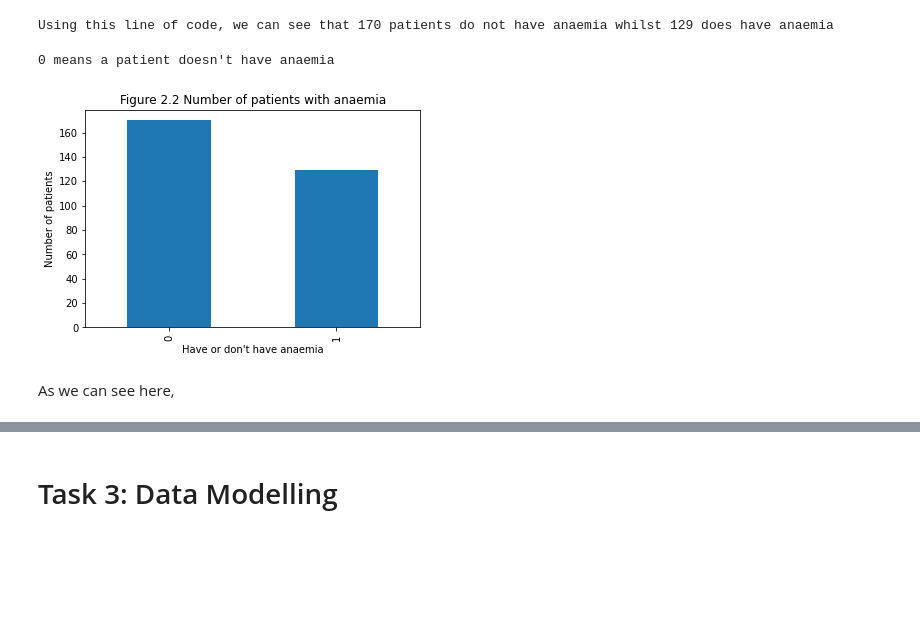
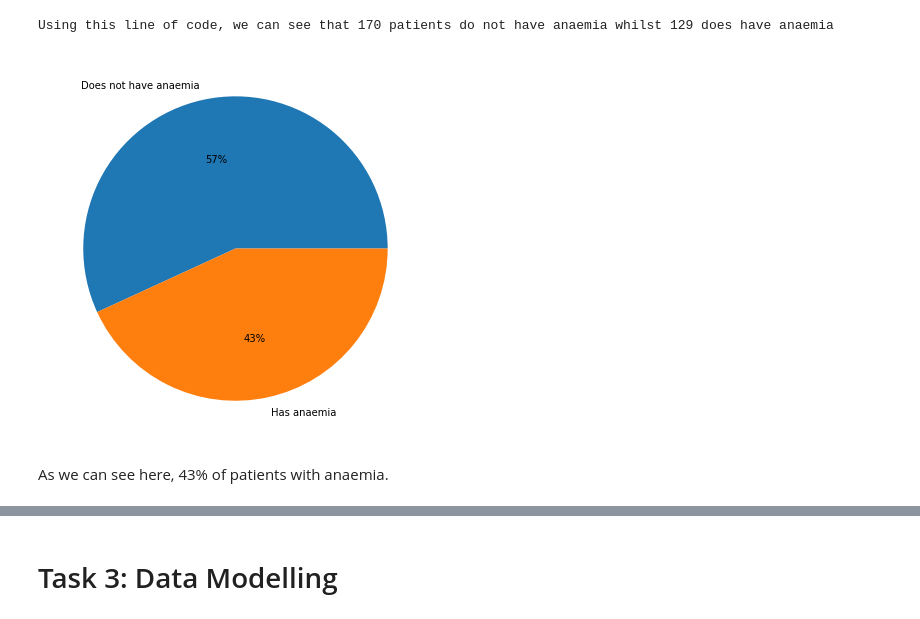
Before and after one commit to Ghost-Recon131/PDS-Assignment2, a Jupyter notebook: assignment2.ipynb, the cells around one changed output, grey strips where cells are left out. Cells and saved outputs as stored; diff of their text form; code cells hidden in the pictures; blank space fills up the shorter version.

```diff
--- a/assignment2.ipynb
+++ b/assignment2.ipynb
@@ -457,15 +465,13 @@ HFCR['anaemia'].value_counts()
 print("Using this line of code, we can see that 170 patients do not have anaemia whilst 129 does have anaemia")
 # %% [output]
 Using this line of code, we can see that 170 patients do not have anaemia whilst 129 does have anaemia
-# %%
-barchart = HFCR['anaemia'].value_counts().plot(kind="bar")
-label = HFCR['anaemia'].value_counts()
-barchart.set_ylabel("Number of patients")
-barchart.set_xlabel("Have or don't have anaemia")
-plt.title("Figure 2.2 Number of patients with anaemia")
-print("0 means a patient doesn't have anaemia")
-# %% [output]
-0 means a patient doesn't have anaemia
-[figure, removed]
+# %%
+Status = ['Does not have anaemia', 'Has anaemia']
+data = [170, 129]
+fig = plt.figure(figsize =(7, 7))
+plt.pie(data, labels = Status, autopct='%1.0f%%')
+plt.show()
+# %% [output]
+[figure, added]
 # %% [markdown]
-As we can see here,
+As we can see here, 43% of patients with anaemia.
```
Also changed, not shown: parts of 18 cells of this notebook.
